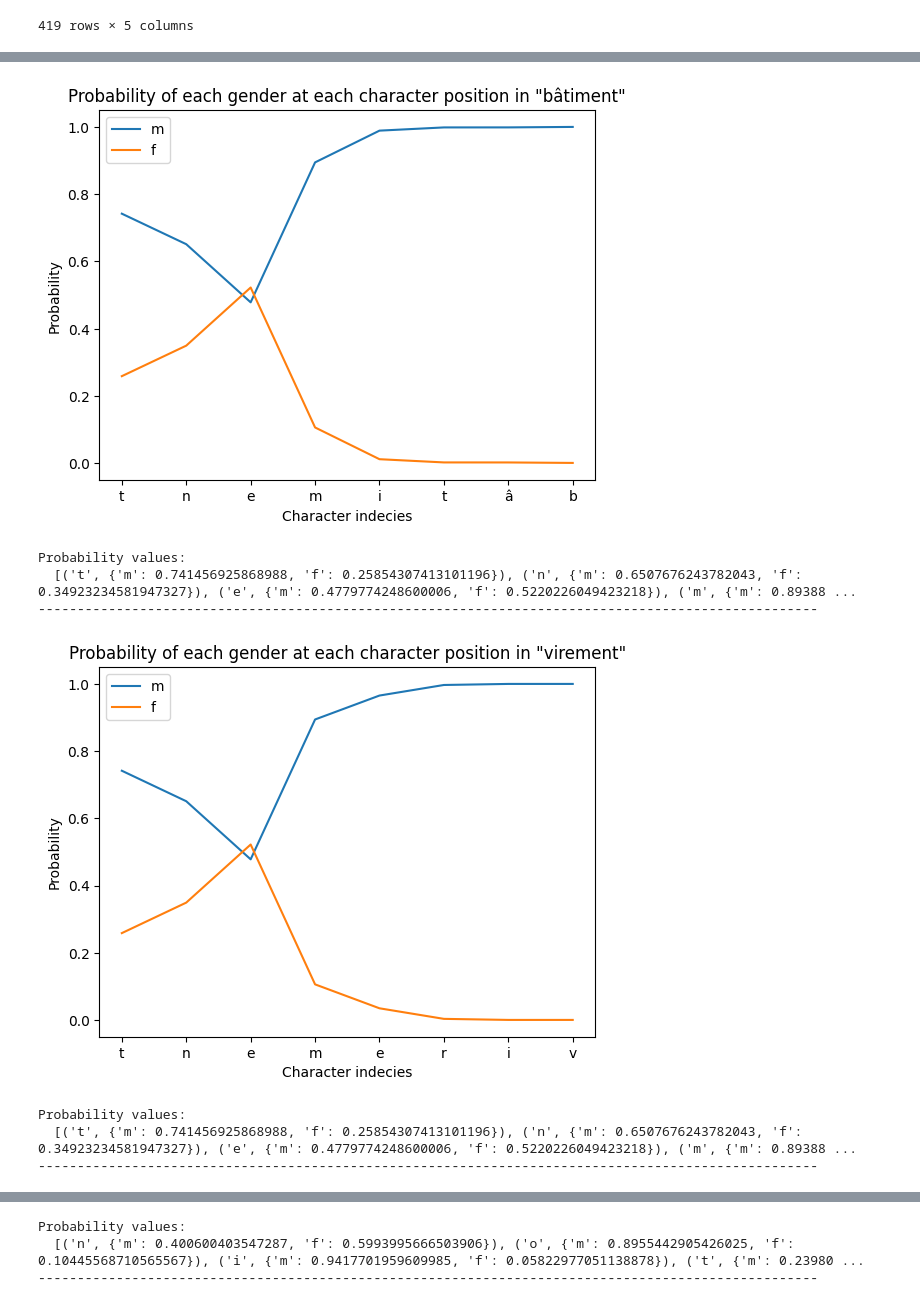
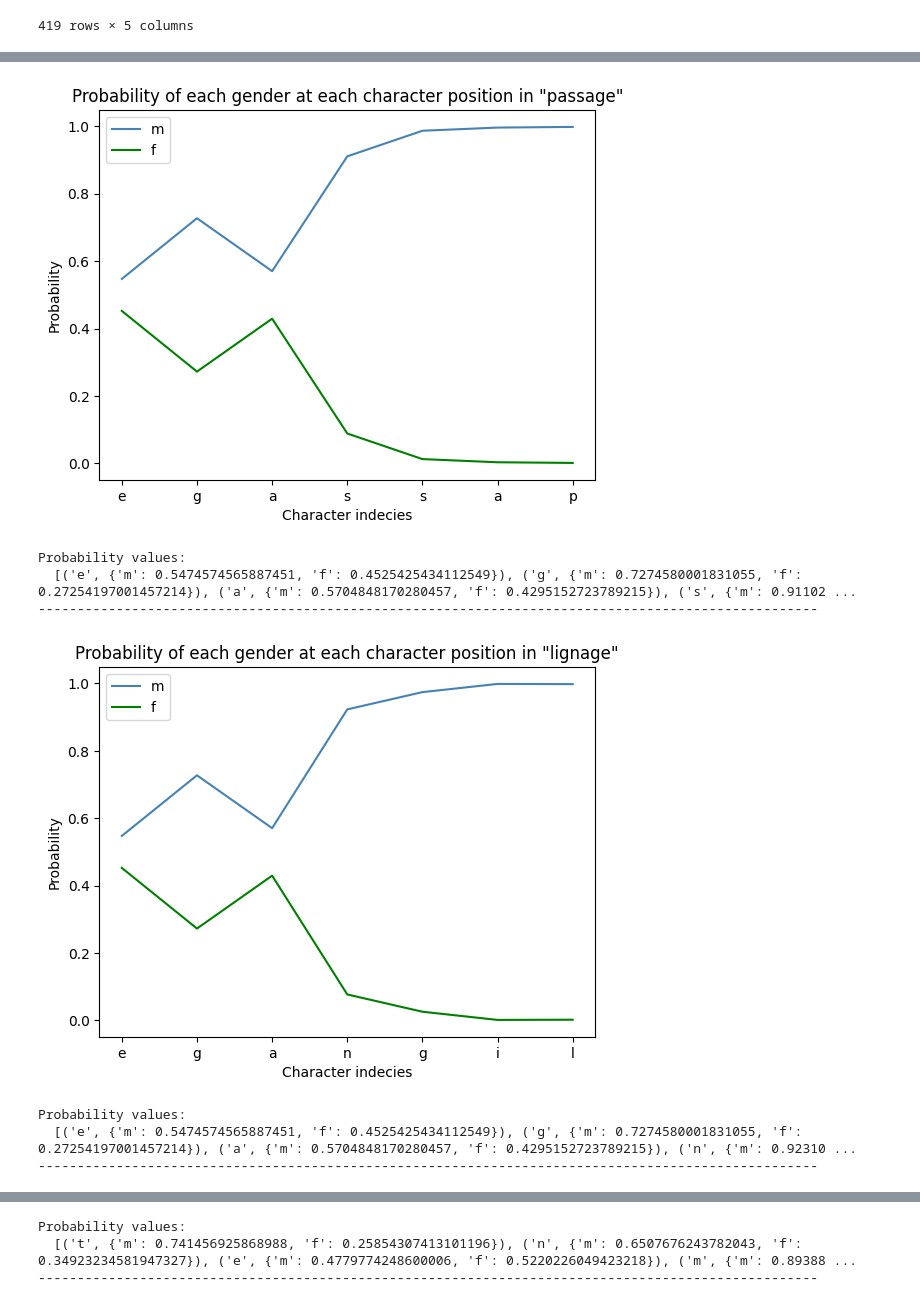
Before and after one commit to obonami/gender_prediction, a Jupyter notebook: src/analysis.ipynb, the cells around one changed output, grey strips where cells are left out. Saved outputs shown, nothing was run; the diff lists cells and outputs as text; code cells hidden in the pictures.

```diff
--- a/src/analysis.ipynb
+++ b/src/analysis.ipynb
@@ -222,17 +223,21 @@ Probability values:
 # %%
+view_plateau('passage', echantinom_preds)
+print('-' * 100 + '\n')
+view_plateau('lignage', echantinom_preds)
+print('-' * 100 + '\n')
 view_plateau('bâtiment', echantinom_preds)
 print('-' * 100 + '\n')
 view_plateau('virement', echantinom_preds)
 print('-' * 100 + '\n')
 view_plateau('formation', echantinom_preds)
 print('-' * 100 + '\n')
 view_plateau('gradation', echantinom_preds)
 # %% [output]
-[figure, old version]
+[figure, new version]
 Probability values:
-  [('t', {'m': 0.741456925868988, 'f': 0.25854307413101196}), ('n', {'m': 0.6507676243782043, 'f': 0.34923234581947327}), ('e', {'m': 0.4779774248600006, 'f': 0.5220226049423218}), ('m', {'m': 0.89388 ...
+  [('e', {'m': 0.5474574565887451, 'f': 0.4525425434112549}), ('g', {'m': 0.7274580001831055, 'f': 0.27254197001457214}), ('a', {'m': 0.5704848170280457, 'f': 0.4295152723789215}), ('s', {'m': 0.91102 ...
 ----------------------------------------------------------------------------------------------------
-[figure, old version]
+[figure, new version]
 Probability values:
-  [('t', {'m': 0.741456925868988, 'f': 0.25854307413101196}), ('n', {'m': 0.6507676243782043, 'f': 0.34923234581947327}), ('e', {'m': 0.4779774248600006, 'f': 0.5220226049423218}), ('m', {'m': 0.89388 ...
+  [('e', {'m': 0.5474574565887451, 'f': 0.4525425434112549}), ('g', {'m': 0.7274580001831055, 'f': 0.27254197001457214}), ('a', {'m': 0.5704848170280457, 'f': 0.4295152723789215}), ('n', {'m': 0.92310 ...
 ----------------------------------------------------------------------------------------------------
@@ -240,3 +245,3 @@ Probability values:
 Probability values:
-  [('n', {'m': 0.400600403547287, 'f': 0.5993995666503906}), ('o', {'m': 0.8955442905426025, 'f': 0.10445568710565567}), ('i', {'m': 0.9417701959609985, 'f': 0.05822977051138878}), ('t', {'m': 0.23980 ...
+  [('t', {'m': 0.741456925868988, 'f': 0.25854307413101196}), ('n', {'m': 0.6507676243782043, 'f': 0.34923234581947327}), ('e', {'m': 0.4779774248600006, 'f': 0.5220226049423218}), ('m', {'m': 0.89388 ...
 ----------------------------------------------------------------------------------------------------
```
Also changed, not shown: parts of 4 cells of this notebook, 1 other file.
